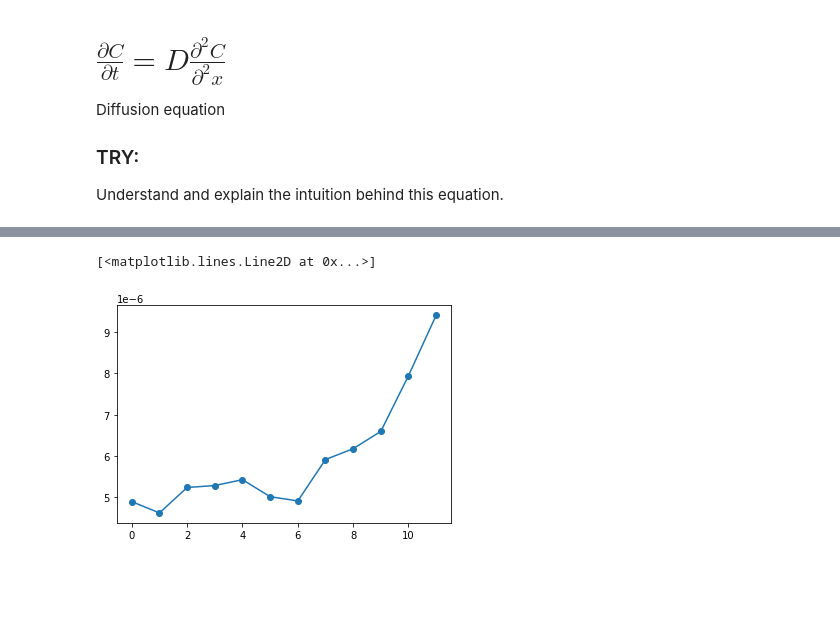
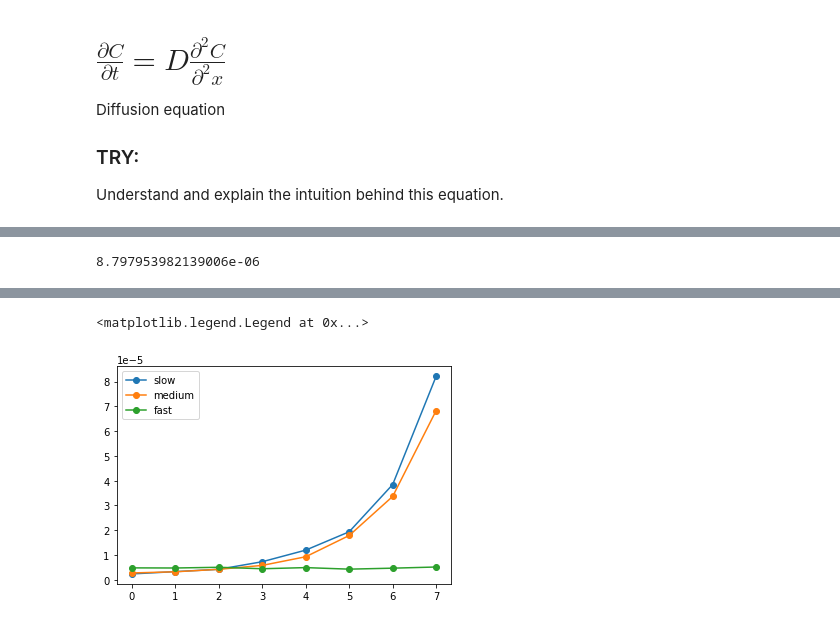
Before and after one commit to mohnjahoney/REU_physics, a Jupyter notebook: diffusion/diffusion.ipynb, the cells around one changed output, grey strips where cells are left out. Drawn from its saved outputs; the diff is of its cells as text; code cells hidden in the pictures; blank space fills up the shorter version.

```diff
--- a/diffusion/diffusion.ipynb
+++ b/diffusion/diffusion.ipynb
@@ -283,0 +320,9 @@ TypeError: __init__() got an unexpected keyword argument 'n'
+# %%
+# If we want to gather the output of the various timings (for a plot or analysis), we could do this:
+# Since there is variability in timing, we often want some statistics.
+# The parameters '-n' and '-r' set the number of repetitions and number of batches used for these statistics.
+
+# NOTE: '-o' generates the output object.
+
+# TRY: Observe what happens when you modify 'n' and 'r'. Does the behavior make sense?
+result = %timeit -o -n 100 -r 10 fast_func(x)
@@ -284,12 +331,30 @@ TypeError: __init__() got an unexpected keyword argument 'n'
+# %%
+# TRY: Explore the various attributes of this result object.
+result.average
+# %% [output]
+8.797953982139006e-06
 # %%
-ts = []
-sizes = 2**np.arange(0, 12)
+# Now we can put this information together to do a more detailed analysis of the three functions.
+
+slow_ts = []
+medium_ts = []
+fast_ts = []
+
+sizes = 2**np.arange(0, 8)
 for size in sizes:
     print("size = ", size)
     xs = np.random.random(size)
-    result = %timeit -o -n 1000 -r 10 fast_func(xs) # -o yields object output
-    ts.append(result.average)
 
-plt.plot(ts, 'o-')
+    result = %timeit -o -n 1000 -r 10 slow_func(xs)
+    slow_ts.append(result.average)
+    result = %timeit -o -n 1000 -r 10 medium_func(xs)
+    medium_ts.append(result.average)
+    result = %timeit -o -n 1000 -r 10 fast_func(xs)
+    fast_ts.append(result.average)
+
+plt.plot(slow_ts, 'o-', label='slow')
+plt.plot(medium_ts, 'o-', label='medium')
+plt.plot(fast_ts, 'o-', label='fast')
+plt.legend()
 # %% [output]
 size =  1
@@ -312,2 +377,2 @@ size =  2048
-[<matplotlib.lines.Line2D at 0x...>]
+<matplotlib.legend.Legend at 0x...>
-[figure, old version]
+[figure, new version]
```
Also changed, not shown: parts of 43 cells of this notebook.
